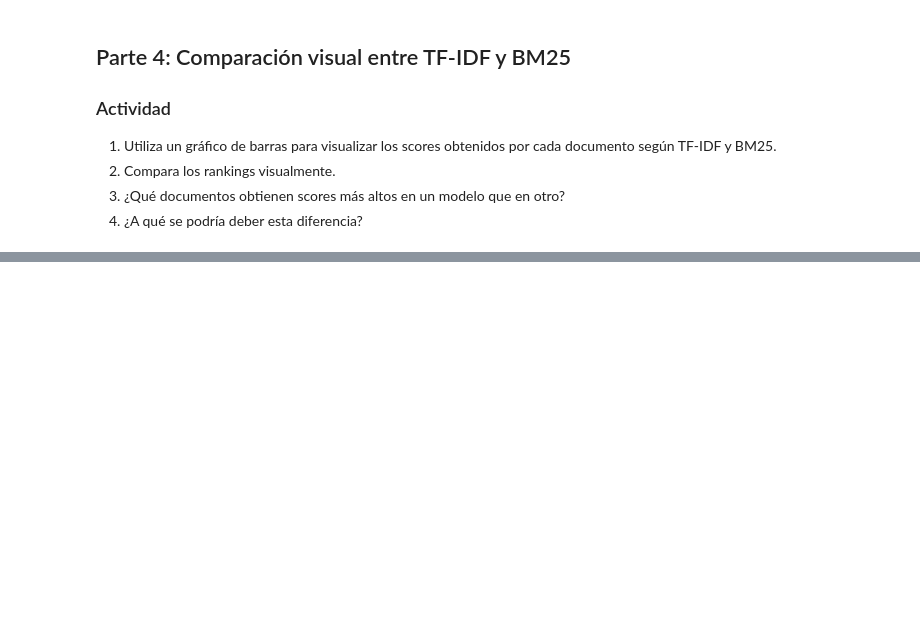
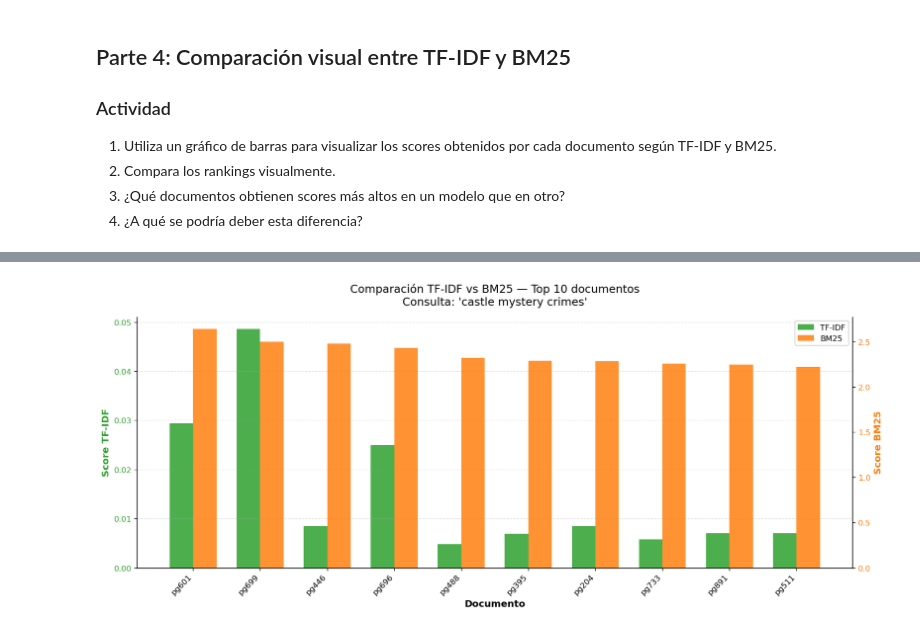
Before and after one commit to alda244/ir26a, a Jupyter notebook: 04bm25/04bm25.ipynb, the cells around one changed output, grey strips where cells are left out. Cells and saved outputs as stored; diff of their text form; code cells hidden in the pictures; blank space fills up the shorter version.

Commit message:
fix(4bm25)-fix graphic

```diff
--- a/04bm25/04bm25.ipynb
+++ b/04bm25/04bm25.ipynb
@@ -472 +430,64 @@ plt.show()
+# %%
+import matplotlib.pyplot as plt
+import os
+
+matplotlib.rcParams['figure.dpi'] = 120
+
+op_k = 10
+
+top_docs = [nombre for nombre, _ in ranking_bm25[:top_k]]
+dict_tfidf = dict(ranking_tfidf)
+dict_bm25  = dict(ranking_bm25)
+
+scores_tfidf_top = [dict_tfidf.get(doc, 0) for doc in top_docs]
+scores_bm25_top  = [dict_bm25.get(doc,  0) for doc in top_docs]
+
+etiquetas = [os.path.splitext(d)[0][:20] for d in top_docs]
+
+x      = range(top_k)
+ancho  = 0.35
+
+fig, ax1 = plt.subplots(figsize=(14, 6))
+
+color_tfidf = '#2ca02c'  # Verde
+color_bm25 = '#ff7f0e'   # Naranja
+
+barras_tfidf = ax1.bar([i - ancho/2 for i in x], scores_tfidf_top,
+                       width=ancho, label="TF-IDF", color=color_tfidf, alpha=0.85)
+
+ax1.set_xlabel("Documento", fontsize=12, fontweight='bold')
+ax1.set_ylabel("Score TF-IDF", color=color_tfidf, fontsize=12, fontweight='bold')
+ax1.tick_params(axis='y', labelcolor=color_tfidf)
+ax1.set_xticks(list(x))
+ax1.set_xticklabels(etiquetas, rotation=45, ha="right", fontsize=10)
+
+# Agregar grilla horizontal sutil guiada por el eje izquierdo
+ax1.grid(axis='y', linestyle='--', alpha=0.4)
+
+# Clonar el eje X para crear un segundo eje Y
+ax2 = ax1.twinx()
+
+barras_bm25 = ax2.bar([i + ancho/2 for i in x], scores_bm25_top,
+                      width=ancho, label="BM25", color=color_bm25, alpha=0.85)
+
+ax2.set_ylabel("Score BM25", color=color_bm25, fontsize=12, fontweight='bold')
+ax2.tick_params(axis='y', labelcolor=color_bm25)
+
+# --- Título y Leyenda ---
+ax1.set_title(f"Comparación TF-IDF vs BM25 — Top {top_k} documentos\nConsulta: '{consulta}'",
+              fontsize=14, pad=15)
+
+# Unificar leyendas de ambos ejes en un solo cuadro
+lineas1, labels1 = ax1.get_legend_handles_labels()
+lineas2, labels2 = ax2.get_legend_handles_labels()
+ax1.legend(lineas1 + lineas2, labels1 + labels2, loc='upper right', framealpha=0.9)
+
+# Limpiar bordes innecesarios (Top)
+ax1.spines['top'].set_visible(False)
+ax2.spines['top'].set_visible(False)
+
+plt.tight_layout()
+plt.show()
+# %% [output]
+[figure, added]
 # %% [markdown]
```
Also changed, not shown: parts of 3 cells of this notebook.
